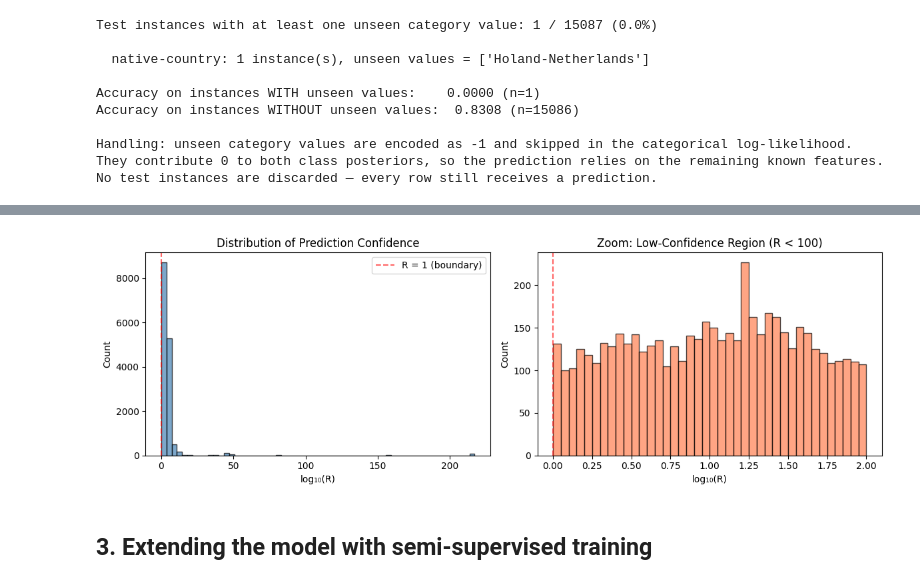
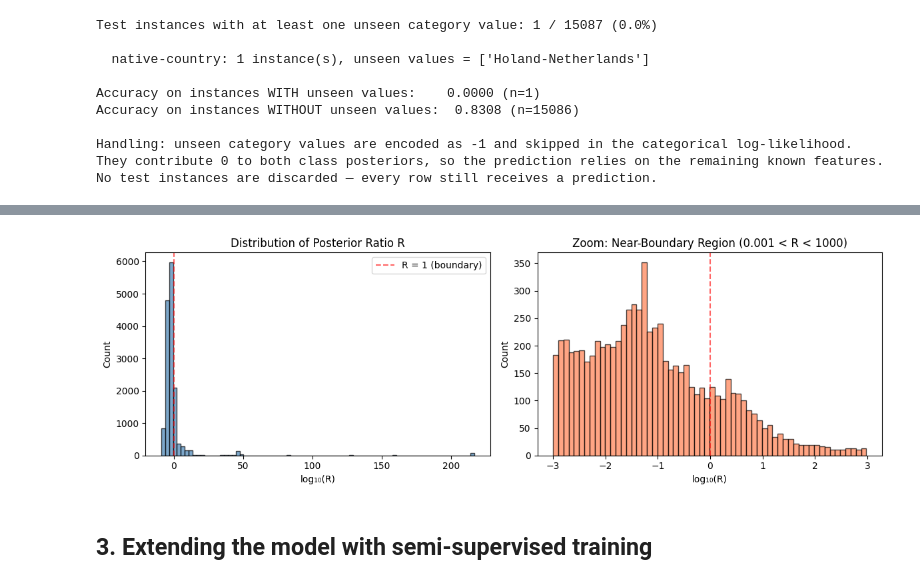
Before and after one commit to skandaramanan/ML-Research-Part-1, a Jupyter notebook: COMP30027_2026_asst1_template.ipynb, the cells around one changed output, grey strips where cells are left out. Drawn from its saved outputs; the diff is of its cells as text; code cells hidden in the pictures.

```diff
--- a/COMP30027_2026_asst1_template.ipynb
+++ b/COMP30027_2026_asst1_template.ipynb
@@ -445,11 +445,11 @@ No test instances are discarded — every row still receives a prediction.
 # %%
 # --- Q2.3: Prediction Confidence (Posterior Ratio R) ---
 
-# R = P(c_predicted | x) / P(c_other | x)
-# In log space: log R = |log P(>50K|x) - log P(<=50K|x)|.
-# The normalisation constant P(x) cancels, so unnormalised log-posteriors suffice.
+# Following the spec: R = P(c1|x) / P(c2|x) where c1 = >50K, c2 = <=50K.
+# R >> 1 → confident >50K;  R << 1 → confident <=50K;  R ≈ 1 → uncertain.
+# In log space the normalisation constant cancels, so unnormalised log-posteriors suffice.
 log_ratio = test_log_posterior[:, 1] - test_log_posterior[:, 0]
-R_values = np.exp(np.minimum(np.abs(log_ratio), 500))  # clip to avoid overflow
+R_values = np.exp(np.clip(log_ratio, -500, 500))
 
 test_results = test_df.reset_index(drop=True).copy()
 test_results['predicted'] = y_pred_test
@@ -466,56 +466,75 @@ def format_examples(df, n=3):
     subset['predicted'] = df['predicted'].head(n).map(CLASS_LABELS).values
     subset['correct'] = df['correct'].head(n).values
     subset['R'] = df['R'].head(n).apply(
-        lambda r: f'{r:.2e}' if r > 1e3 else f'{r:.2f}'
+        lambda r: f'{r:.2e}' if (r > 1e3 or r < 1e-3) else f'{r:.4f}'
     ).values
     return subset
 
-# (a) High-confidence >50K predictions
-high_50k = test_results[test_results['predicted'] == 1].sort_values('R', ascending=False)
-print("(a) High-Confidence >50K Predictions")
+def pick_diverse(pool, diversity_cols, n=3):
+    """Pick n examples from a sorted pool, excluding rows sharing ANY diversity column value."""
+    picks = []
+    remaining = pool.copy()
+    for _ in range(n):
+        if remaining.empty:
+            break
+        top = remaining.iloc[0]
+        picks.append(top.name)
+        match_mask = pd.Series(False, index=remaining.index)
+        for col in diversity_cols:
+            match_mask = match_mask | (remaining[col] == top[col])
+        remaining = remaining[~match_mask]
+    return pool.loc[picks]
+
+# (a) High-confidence >50K predictions (R >> 1) — diverse profiles
+high_50k_sorted = test_results[test_results['predicted'] == 1].sort_values('R', ascending=False)
+high_50k_diverse = pick_diverse(high_50k_sorted, ['capital-gain', 'education', 'occupation'])
+print("(a) High-Confidence >50K Predictions (R >> 1)")
 print("=" * 110)
-print(format_examples(high_50k).to_string(index=False))
+print(format_examples(high_50k_diverse).to_string(index=False))
 
 print()
 
-# (b) High-confidence <=50K predictions
-high_le50k = test_results[test_results['predicted'] == 0].sort_values('R', ascending=False)
-print("(b) High-Confidence <=50K Predictions")
+# (b) High-confidence <=50K predictions (R << 1) — diverse profiles
+high_le50k_sorted = test_results[test_results['predicted'] == 0].sort_values('R', ascending=True)
+high_le50k_diverse = pick_diverse(high_le50k_sorted, ['education', 'occupation', 'marital-status'])
+print("(b) High-Confidence <=50K Predictions (R << 1)")
 print("=" * 110)
-print(format_examples(high_le50k).to_string(index=False))
+print(format_examples(high_le50k_diverse).to_string(index=False))
 
 print()
 
-# (c) Near decision boundary (R closest to 1)
-boundary = test_results.loc[(test_results['R'] - 1.0).abs().argsort()]
+# (c) Near decision boundary (R closest to 1) — diverse profiles
+boundary_sorted = test_results.loc[(test_results['R'] - 1.0).abs().argsort()]
+boundary_diverse = pick_diverse(boundary_sorted, ['education', 'occupation', 'marital-status'])
 print("(c) Near Decision Boundary (R ≈ 1)")
 print("=" * 110)
-print(format_examples(boundary).to_string(index=False))
+print(format_examples(boundary_diverse).to_string(index=False))
 
 # Overall confidence distribution
 print(f"\nConfidence summary:")
-print(f"  Median R:                                {np.median(R_values):.2e}")
-print(f"  Instances with R > 1000 (very confident): {(R_values > 1000).sum()}")
-print(f"  Instances with R < 2 (near boundary):     {(R_values < 2).sum()}")
-print(f"  Instances with R < 1.1 (very uncertain):  {(R_values < 1.1).sum()}")
+print(f"  Median R (>50K predictions):  {test_results.loc[test_results['predicted']==1, 'R'].median():.2e}")
+print(f"  Median R (<=50K predictions): {test_results.loc[test_results['predicted']==0, 'R'].median():.2e}")
+print(f"  Instances with R > 1000 (very confident >50K):  {(R_values > 1000).sum()}")
+print(f"  Instances with R < 0.001 (very confident <=50K): {(R_values < 0.001).sum()}")
+print(f"  Instances with 0.5 < R < 2 (near boundary):     {((R_values > 0.5) & (R_values < 2)).sum()}")
 
-# Distribution of log10(R) — useful figure for the report
+# Distribution of log10(R) — full signed range shows both classes
 fig, axes = plt.subplots(1, 2, figsize=(12, 4))
 
-log10_R = np.log10(np.clip(R_values, 1, None))
-axes[0].hist(log10_R, bins=60, edgecolor='black', alpha=0.7, color='steelblue')
+log10_R = np.log10(np.clip(R_values, 1e-300, None))
+axes[0].hist(log10_R, bins=80, edgecolor='black', alpha=0.7, color='steelblue')
 axes[0].set_xlabel('log₁₀(R)')
 axes[0].set_ylabel('Count')
-axes[0].set_title('Distribution of Prediction Confidence')
+axes[0].set_title('Distribution of Posterior Ratio R')
 axes[0].axvline(x=0, color='red', linestyle='--', alpha=0.6, label='R = 1 (boundary)')
 axes[0].legend()
 
-# Zoom in on low-confidence region
-low_R = log10_R[log10_R < 2]
-axes[1].hist(low_R, bins=40, edgecolor='black', alpha=0.7, color='coral')
+# Zoom in on region near boundary
+near = log10_R[(log10_R > -3) & (log10_R < 3)]
+axes[1].hist(near, bins=60, edgecolor='black', alpha=0.7, color='coral')
 axes[1].set_xlabel('log₁₀(R)')
 axes[1].set_ylabel('Count')
-axes[1].set_title('Zoom: Low-Confidence Region (R < 100)')
+axes[1].set_title('Zoom: Near-Boundary Region (0.001 < R < 1000)')
 axes[1].axvline(x=0, color='red', linestyle='--', alpha=0.6)
 
 plt.tight_layout()
@@ -541,4 +560,4 @@ plt.show()
-[figure, old version]
+[figure, new version]
 # %% [markdown]
 ## 3. Extending the model with semi-supervised training
 # %%
```
Also changed, not shown: parts of 3 cells of this notebook.
